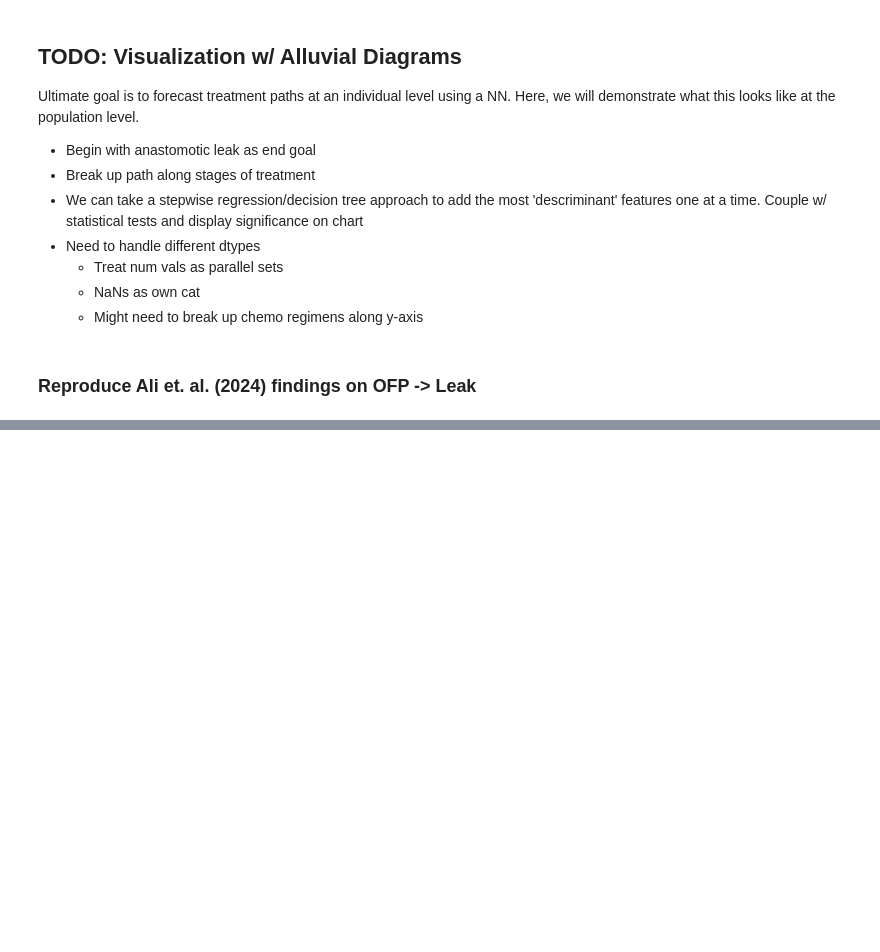
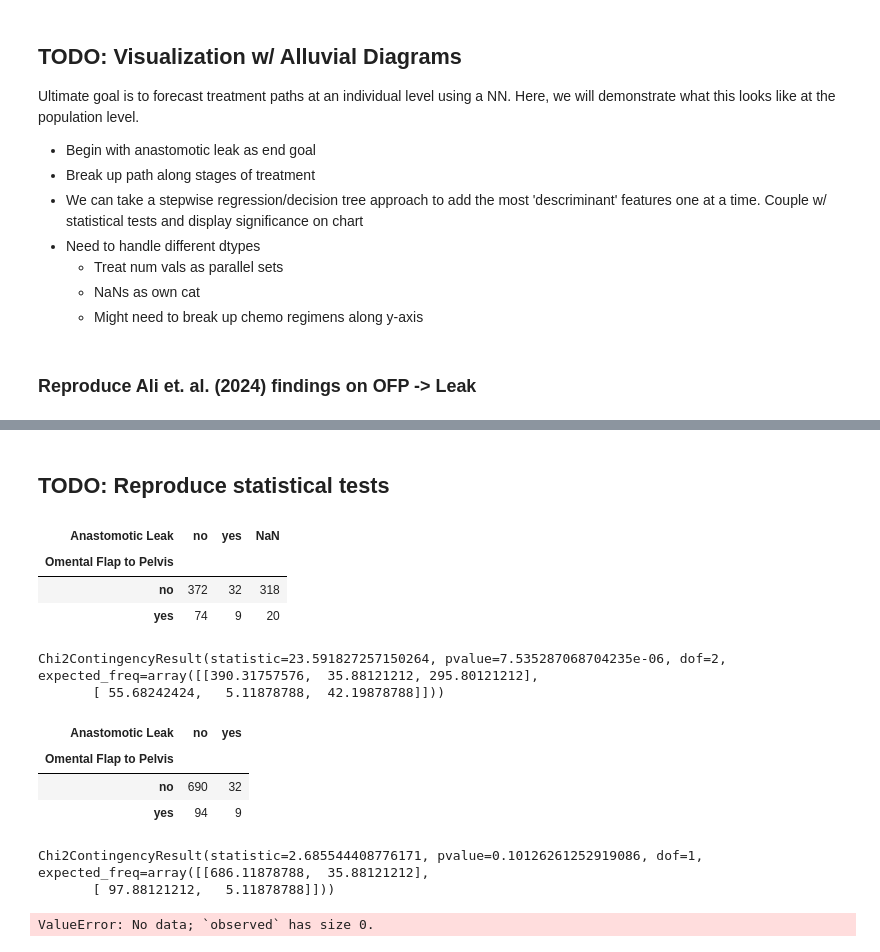
Before and after one commit to HAI-lab-UVA/RCC-Project, a Jupyter notebook: EDA/eda.ipynb, the cells around one changed output, grey strips where cells are left out. Saved outputs shown, nothing was run; the diff lists cells and outputs as text; code cells hidden in the pictures; blank space fills up the shorter version.

Commit message:
WIP, feature selection and stat tests

```diff
--- a/EDA/eda.ipynb
+++ b/EDA/eda.ipynb
@@ -165,0 +238,33 @@ fig.show()
+# %% [markdown]
+## TODO: Reproduce statistical tests
+# %%
+contingency_tab = pd.crosstab(leak_mvp['Omental Flap to Pelvis'], leak_mvp['Anastomotic Leak'], margins=False, dropna=False)
+contingency_tab
+# %% [output]
+| Anastomotic Leak | no | yes | NaN |
+| Omental Flap to Pelvis |  |  |  |
+| no | 372 | 32 | 318 |
+| yes | 74 | 9 | 20 |
+# %%
+scipy.stats.chi2_contingency(contingency_tab)
+# %% [output]
+Chi2ContingencyResult(statistic=23.591827257150264, pvalue=7.535287068704235e-06, dof=2, expected_freq=array([[390.31757576,  35.88121212, 295.80121212],
+       [ 55.68242424,   5.11878788,  42.19878788]]))
+# %%
+imp_leak = leak_mvp['Anastomotic Leak'].fillna('no')
+contingency_tab = pd.crosstab(leak_mvp['Omental Flap to Pelvis'], imp_leak, margins=False, dropna=False)
+contingency_tab
+# %% [output]
+| Anastomotic Leak | no | yes |
+| Omental Flap to Pelvis |  |  |
+| no | 690 | 32 |
+| yes | 94 | 9 |
+# %%
+scipy.stats.chi2_contingency(contingency_tab)
+# %% [output]
+Chi2ContingencyResult(statistic=2.685544408776171, pvalue=0.10126261252919086, dof=1, expected_freq=array([[686.11878788,  35.88121212],
+       [ 97.88121212,   5.11878788]]))
+# %%
+scipy.stats.chi2_contingency([[], []])
+# %% [output]
+ValueError: No data; `observed` has size 0.
```
Also changed, not shown: parts of 12 cells of this notebook.
